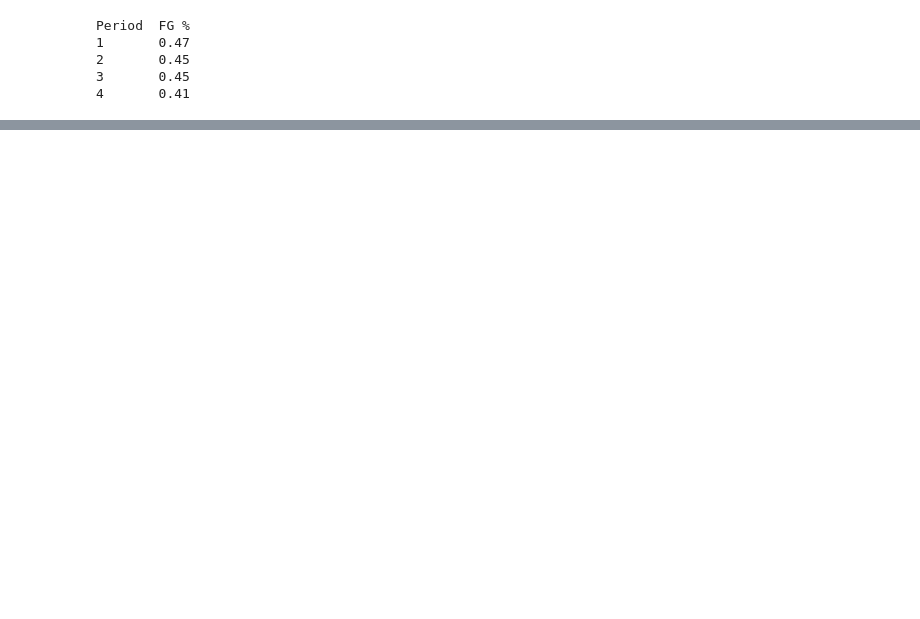
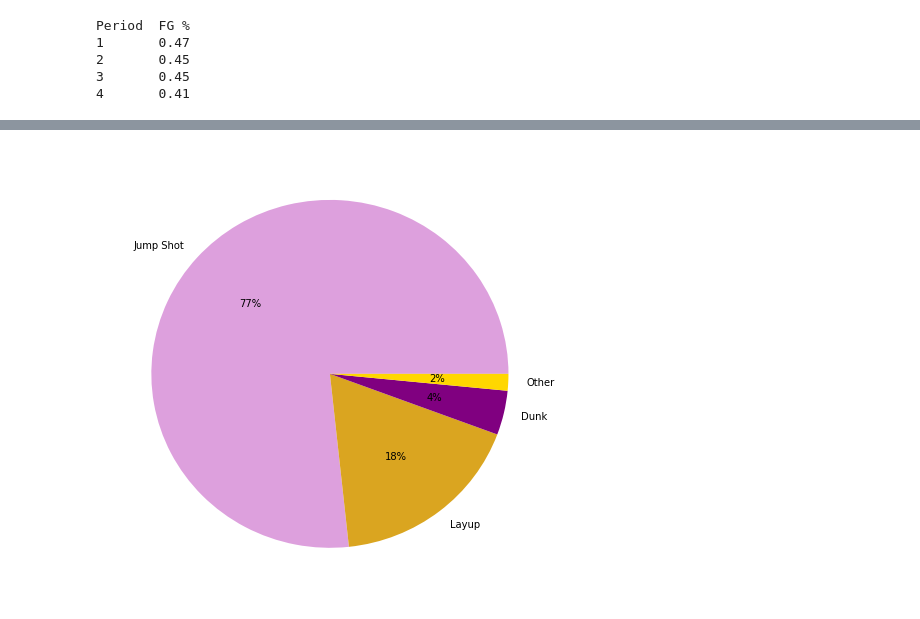
Before and after one commit to neil-ash/Kaggle, a Jupyter notebook: Kobe/Kobe_Kaggle.ipynb, the cells around one changed output, grey strips where cells are left out. Drawn from its saved outputs; the diff is of its cells as text; code cells hidden in the pictures; blank space fills up the shorter version.

```diff
--- a/Kobe/Kobe_Kaggle.ipynb
+++ b/Kobe/Kobe_Kaggle.ipynb
@@ -185,0 +302,18 @@ Period  FG %
+# %%
+# sum infrequent shots
+other = shot_types['Tip Shot'] + shot_types['Hook Shot'] + shot_types['Bank Shot']
+
+# remove infrequent shots from dictionary
+del shot_types['Tip Shot']
+del shot_types['Hook Shot']
+del shot_types['Bank Shot']
+
+# save infrequent shots together as 'other'
+shot_types['Other'] = other
+# %%
+# make pie chart of shot types
+plt.rcParams['figure.figsize'] = [8, 8]
+plt.pie(x=shot_types.values(), labels=shot_types.keys(),
+        autopct='%1.0f%%', colors=['plum', 'goldenrod', 'purple', 'gold']);
+# %% [output]
+[figure, added]
```
Also changed, not shown: parts of 26 cells of this notebook.
